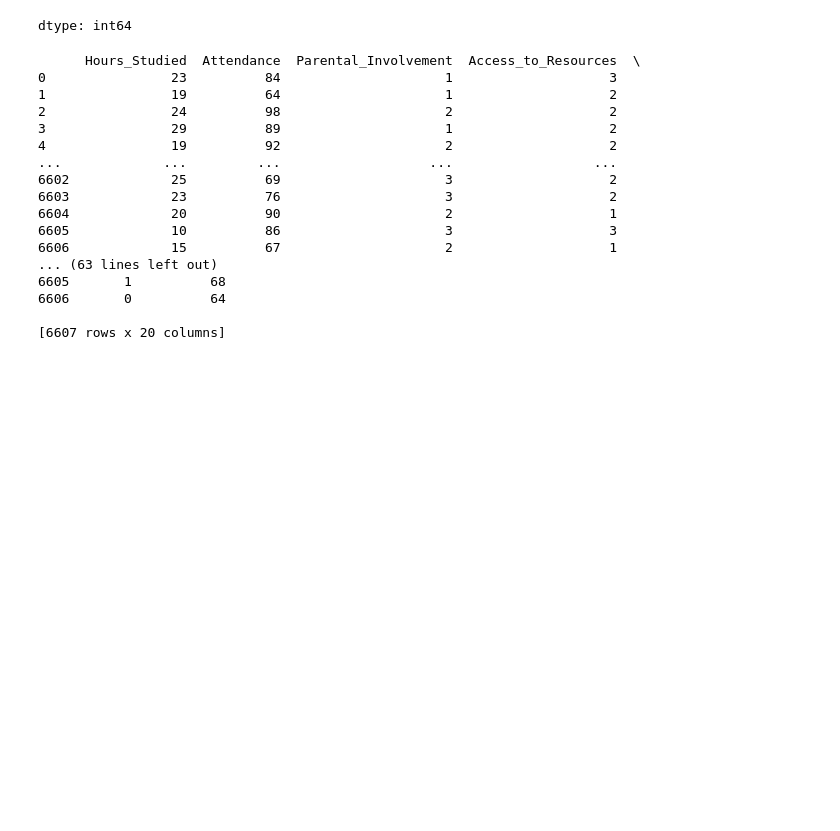
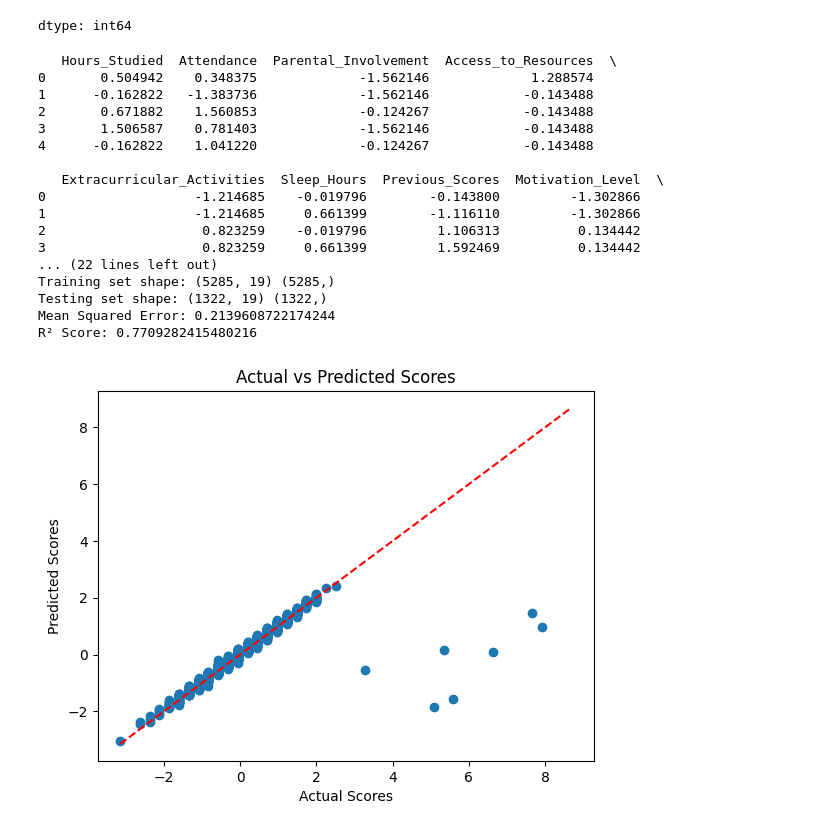
Before and after one commit to Yash2004Codes/PDS_PROJECT, a Jupyter notebook: PDS_PROJECT.ipynb, the cells around one changed output. Saved outputs shown, nothing was run; the diff lists cells and outputs as text; code cells hidden in the pictures; blank space fills up the shorter version.

Commit message:
Linear Regression Done

```diff
--- a/PDS_PROJECT.ipynb
+++ b/PDS_PROJECT.ipynb
@@ -63,6 +63,11 @@ For example, when doing 'df[col].method(value, inplace=True)', try using 'df.met
 dtype: int64
 # %%
 import pandas as pd
+from sklearn.model_selection import train_test_split
+from sklearn.preprocessing import StandardScaler
+from sklearn.linear_model import LinearRegression
+from sklearn.metrics import mean_squared_error, r2_score
+import matplotlib.pyplot as plt
 
 # Convert the data to a DataFrame
 df = pd.DataFrame(data)
@@ -77,47 +82,86 @@ columns_to_encode = ['Parental_Involvement', 'Access_to_Resources',
 'Motivation_Level','Family_Income','Teacher_Quality']
 columns_to_encode2 =['Parental_Education_Level']
 columns_to_encode3 =['Distance_from_Home']
 columns_to_encode4 =['Peer_Influence']
 
 
 #label or level encoding
 # Apply the mapping to each column in columns_to_encode
 for col in columns_to_encode:
     df[col] = df[col].map(level_mapping)
 
 # Automatically find columns with only two unique values
 binary_columns = [col for col in df.columns if df[col].nunique() == 2]
 
 #binary encoding
 #Apply binary encoding (0 and 1) to those columns
 for col in binary_columns:
     df[col] = df[col].map({df[col].unique()[0]: 0, df[col].unique()[1]: 1})
 
 for col in columns_to_encode2:
     df[col] = df[col].map(education_mapping)
 
 for col in columns_to_encode3:
     df[col] = df[col].map(distance_mapping)
 
 for col in columns_to_encode4:
     df[col] = df[col].map(peers_mapping)
 
-print(df)
+
+
+# Assuming 'df' is your fully numerical DataFrame
+scaler = StandardScaler()
+
+# Standardize the entire DataFrame
+df = pd.DataFrame(scaler.fit_transform(df), columns=df.columns)
+
+print(df.head())
+
+# Define features (X) and target (y)
+X = df.drop('Exam_Score', axis=1)  # All columns except 'Target'
+y = df['Exam_Score']  # The target variable
+
+# Split the data into training and testing sets
+X_train, X_test, y_train, y_test = train_test_split(X, y, test_size=0.2, random_state=42)
+
+# Check the shapes of the resulting datasets
+print("Training set shape:", X_train.shape, y_train.shape)
+print("Testing set shape:", X_test.shape, y_test.shape)
+
+#training model
+model = LinearRegression()
+model.fit(X_train, y_train)
+y_pred = model.predict(X_test)
+
+mse = mean_squared_error(y_test, y_pred)
+r2 = r2_score(y_test, y_pred)
+
+print(f'Mean Squared Error: {mse}')
+print(f'R² Score: {r2}')
+
+
+plt.scatter(y_test, y_pred)
+plt.xlabel('Actual Scores')
+plt.ylabel('Predicted Scores')
+plt.title('Actual vs Predicted Scores')
+plt.plot([y.min(), y.max()], [y.min(), y.max()], '--r')  # line of perfect prediction
+plt.show()
 # %% [output]
-      Hours_Studied  Attendance  Parental_Involvement  Access_to_Resources  \
-0                23          84                     1                    3
-1                19          64                     1                    2
-2                24          98                     2                    2
-3                29          89                     1                    2
-4                19          92                     2                    2
-...             ...         ...                   ...                  ...
-6602             25          69                     3                    2
-6603             23          76                     3                    2
-6604             20          90                     2                    1
-6605             10          86                     3                    3
-6606             15          67                     2                    1
-... (63 lines left out)
-6605       1          68
-6606       0          64
+   Hours_Studied  Attendance  Parental_Involvement  Access_to_Resources  \
+0       0.504942    0.348375             -1.562146             1.288574
+1      -0.162822   -1.383736             -1.562146            -0.143488
+2       0.671882    1.560853             -0.124267            -0.143488
+3       1.506587    0.781403             -1.562146            -0.143488
+4      -0.162822    1.041220             -0.124267            -0.143488
 
-[6607 rows x 20 columns]
+   Extracurricular_Activities  Sleep_Hours  Previous_Scores  Motivation_Level  \
+0                   -1.214685    -0.019796        -0.143800         -1.302866
+1                   -1.214685     0.661399        -1.116110         -1.302866
+2                    0.823259    -0.019796         1.106313          0.134442
+3                    0.823259     0.661399         1.592469          0.134442
+... (22 lines left out)
+Training set shape: (5285, 19) (5285,)
+Testing set shape: (1322, 19) (1322,)
+Mean Squared Error: 0.2139608722174244
+R² Score: 0.7709282415480216
+[figure, added]
```
